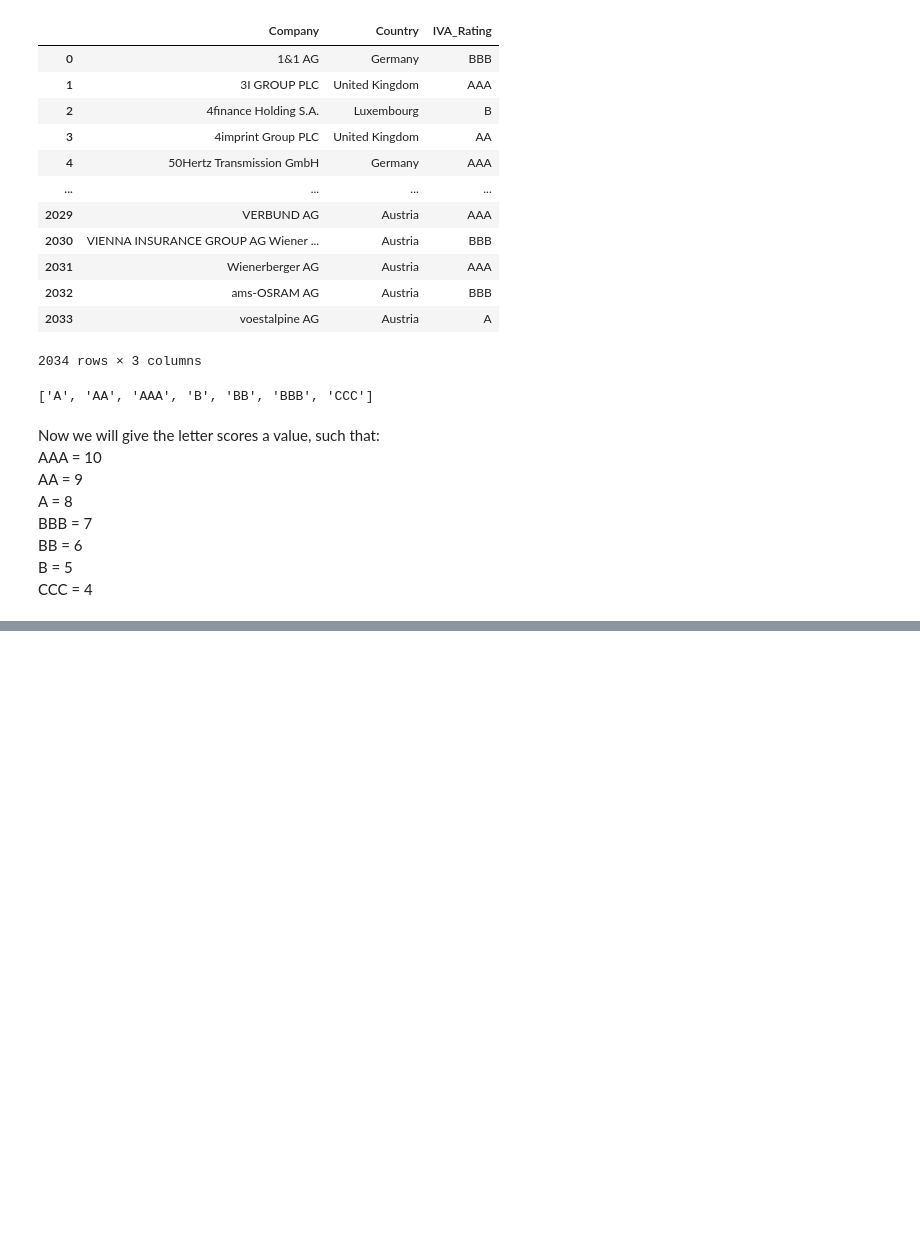
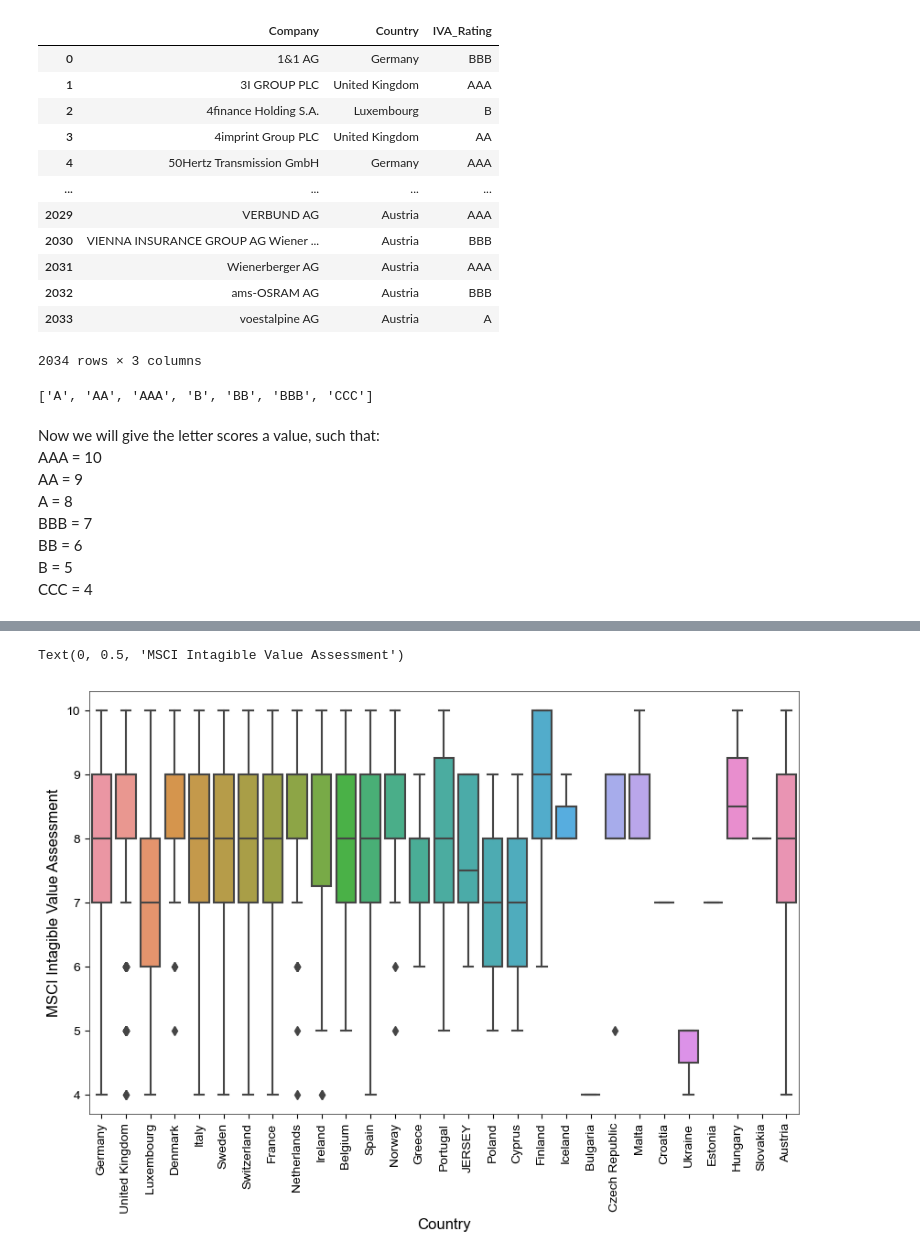
Before and after one commit to pavobravo11/Data501_Project, a Jupyter notebook: governance/company_ratings.ipynb, the cells around one changed output, grey strips where cells are left out. Drawn from its saved outputs; the diff is of its cells as text; code cells hidden in the pictures; blank space fills up the shorter version.

```diff
--- a/governance/company_ratings.ipynb
+++ b/governance/company_ratings.ipynb
@@ -197,0 +191,9 @@ iva_rating.groupby('Country')['iva_adjusted'].agg(['count', 'mean', 'median', 's
+# %%
+plt.figure(figsize=(10,6))
+boxplot(data=iva_rating, x='Country', y='iva_adjusted')
+
+plt.xticks(rotation=90)
+plt.ylabel("MSCI Intagible Value Assessment")
+# %% [output]
+Text(0, 0.5, 'MSCI Intagible Value Assessment')
+[figure, added]
```
Also changed, not shown: parts of 3 cells of this notebook, 2 other files.
